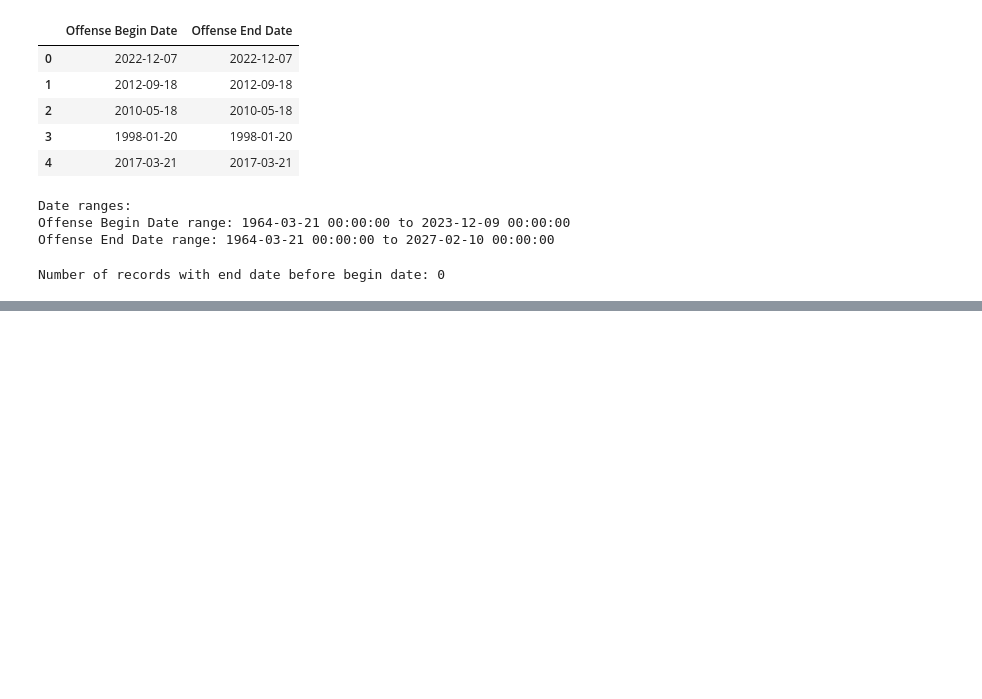
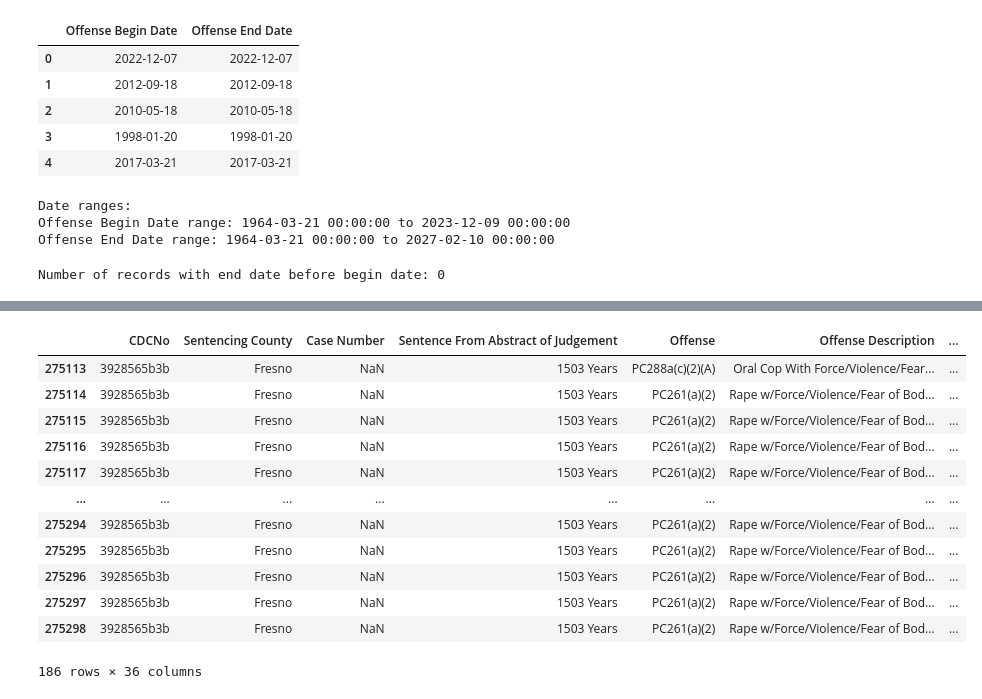
Before and after one commit to julia-epshtein/CS571, a Jupyter notebook: data_exploration_2.ipynb, the cells around one changed output, grey strips where cells are left out. Drawn from its saved outputs; the diff is of its cells as text; code cells hidden in the pictures; blank space fills up the shorter version.

```diff
--- a/data_exploration_2.ipynb
+++ b/data_exploration_2.ipynb
@@ -119,0 +249,17 @@ Number of sentences greater than 190 years: 6893
+# %%
+long_sentences = current_commitments[current_commitments['Encoded Sentence'] > 17500]
+long_sentences
+# %% [output]
+|  | CDCNo | Sentencing County | Case Number | Sentence From Abstract of Judgement | Offense | Offense Description | ... |
+| 275113 | 3928565b3b | Fresno | NaN | 1503 Years | PC288a(c)(2)(A) | Oral Cop With Force/Violence/Fear... | ... |
+| 275114 | 3928565b3b | Fresno | NaN | 1503 Years | PC261(a)(2) | Rape w/Force/Violence/Fear of Bod... | ... |
+| 275115 | 3928565b3b | Fresno | NaN | 1503 Years | PC261(a)(2) | Rape w/Force/Violence/Fear of Bod... | ... |
+| 275116 | 3928565b3b | Fresno | NaN | 1503 Years | PC261(a)(2) | Rape w/Force/Violence/Fear of Bod... | ... |
+| 275117 | 3928565b3b | Fresno | NaN | 1503 Years | PC261(a)(2) | Rape w/Force/Violence/Fear of Bod... | ... |
+| ... | ... | ... | ... | ... | ... | ... | ... |
+| 275294 | 3928565b3b | Fresno | NaN | 1503 Years | PC261(a)(2) | Rape w/Force/Violence/Fear of Bod... | ... |
+| 275295 | 3928565b3b | Fresno | NaN | 1503 Years | PC261(a)(2) | Rape w/Force/Violence/Fear of Bod... | ... |
+| 275296 | 3928565b3b | Fresno | NaN | 1503 Years | PC261(a)(2) | Rape w/Force/Violence/Fear of Bod... | ... |
+| 275297 | 3928565b3b | Fresno | NaN | 1503 Years | PC261(a)(2) | Rape w/Force/Violence/Fear of Bod... | ... |
+| 275298 | 3928565b3b | Fresno | NaN | 1503 Years | PC261(a)(2) | Rape w/Force/Violence/Fear of Bod... | ... |
+186 rows × 36 columns
```
Also changed, not shown: parts of 9 cells of this notebook.
